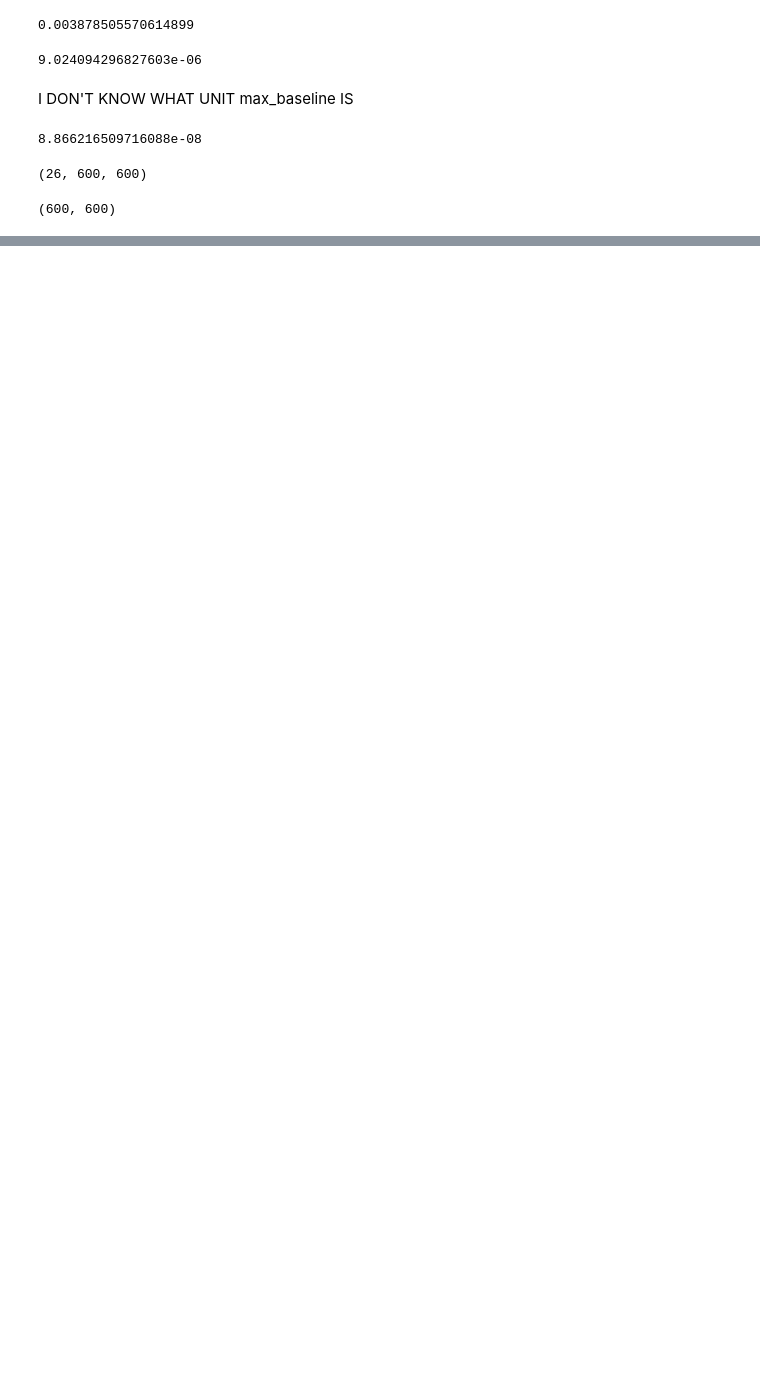
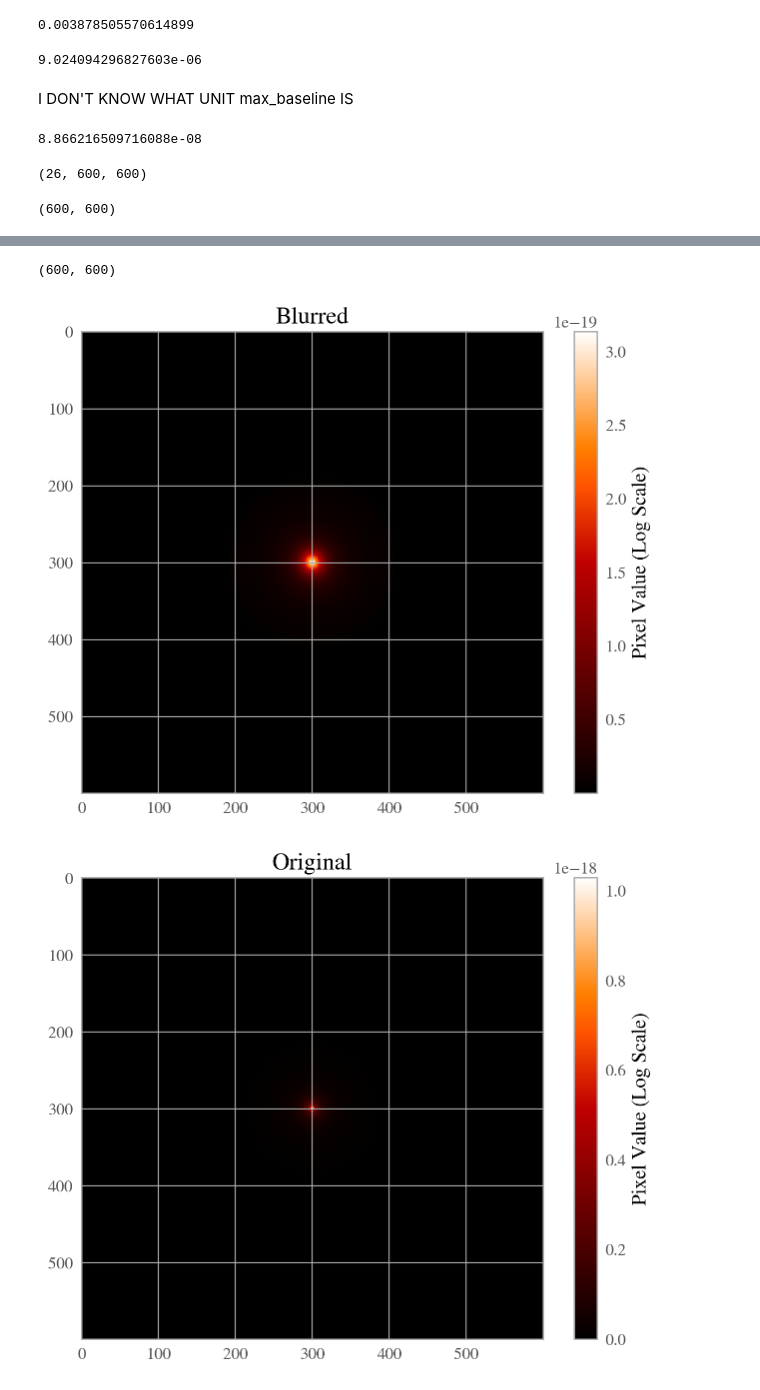
Before and after one commit to Juvis237/PCASummer_Research2024, a Jupyter notebook: blurring_BW.ipynb, the cells around one changed output, grey strips where cells are left out. Saved outputs shown, nothing was run; the diff lists cells and outputs as text; code cells hidden in the pictures; blank space fills up the shorter version.

Commit message:
Visualization of Plots with custom function

```diff
--- a/blurring_BW.ipynb
+++ b/blurring_BW.ipynb
@@ -303,13 +303,13 @@ def filter_image_padded(image, mask, pad=4):
     @returns the 2D numpy array containing the mask for the Butterworth filter.
     """
     image = padding2D(image, pad=pad)
-    #mask  = padding2D(mask,  pad=pad)
+    mask  = padding2D(mask,  pad=pad)
     FT    = myfft(image,-1,pad=False)*mask
     image_filt = myifft(np.abs(FT),np.angle(FT),-1,pad=False)
     image_filt = unpad2D(np.abs(image_filt), pad=pad)
     return(image_filt)
 # %%
-mask_butter = mask_butterworth_filt(radius=65, n=2,y=x*pad)
+mask_butter = mask_butterworth_filt(radius=65, n=2,y=x)
 # %%
 image = image_cube[0,:,:]
 print(image.shape)
@@ -343,0 +325,43 @@ for i in range(26):
+# %%
+print(image_filt1.shape)
+# %% [output]
+(600, 600)
+# %%
+import matplotlib.pyplot as plt
+from matplotlib.colors import LogNorm
+
+def plot_log_image(image, title=None, logScale=False):
+  """
+  Plots an image with logarithmic color scale using Astropy and Matplotlib.
+
+  Args:
+    image: The 2D image data as a NumPy array.
+    title: The title to display for the plot (optional).
+  """
+
+  # Create the plot figure
+  plt.figure()
+
+  # Use imshow with LogNorm for logarithmic color scale
+  if logScale:
+    plt.imshow(image, norm=LogNorm())
+  else:
+    plt.imshow(image)
+
+
+  # Add title if provided
+  if title:
+    plt.title(title)
+
+  # Set colorbar and label
+  plt.colorbar(label='Pixel Value (Log Scale)')
+
+  # Show the plot
+  plt.show()
+# %%
+
+plot_log_image(image_filt1,title='Blurred') # plotting the blurred image
+plot_log_image(image,title='Original') # plotting the original image
+# %% [output]
+[figure, added]
+[figure, added]
```
Also changed, not shown: parts of 4 cells of this notebook.
